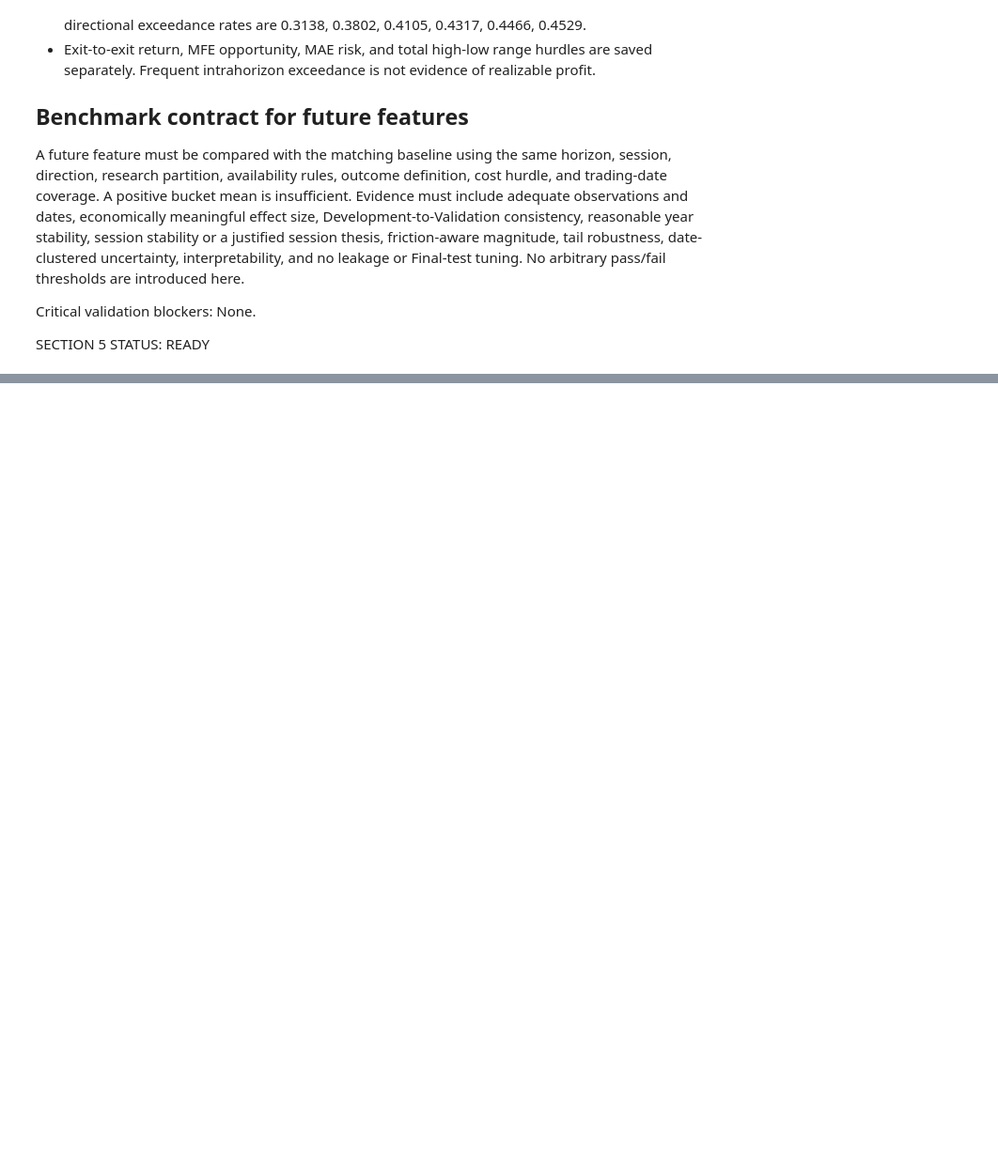
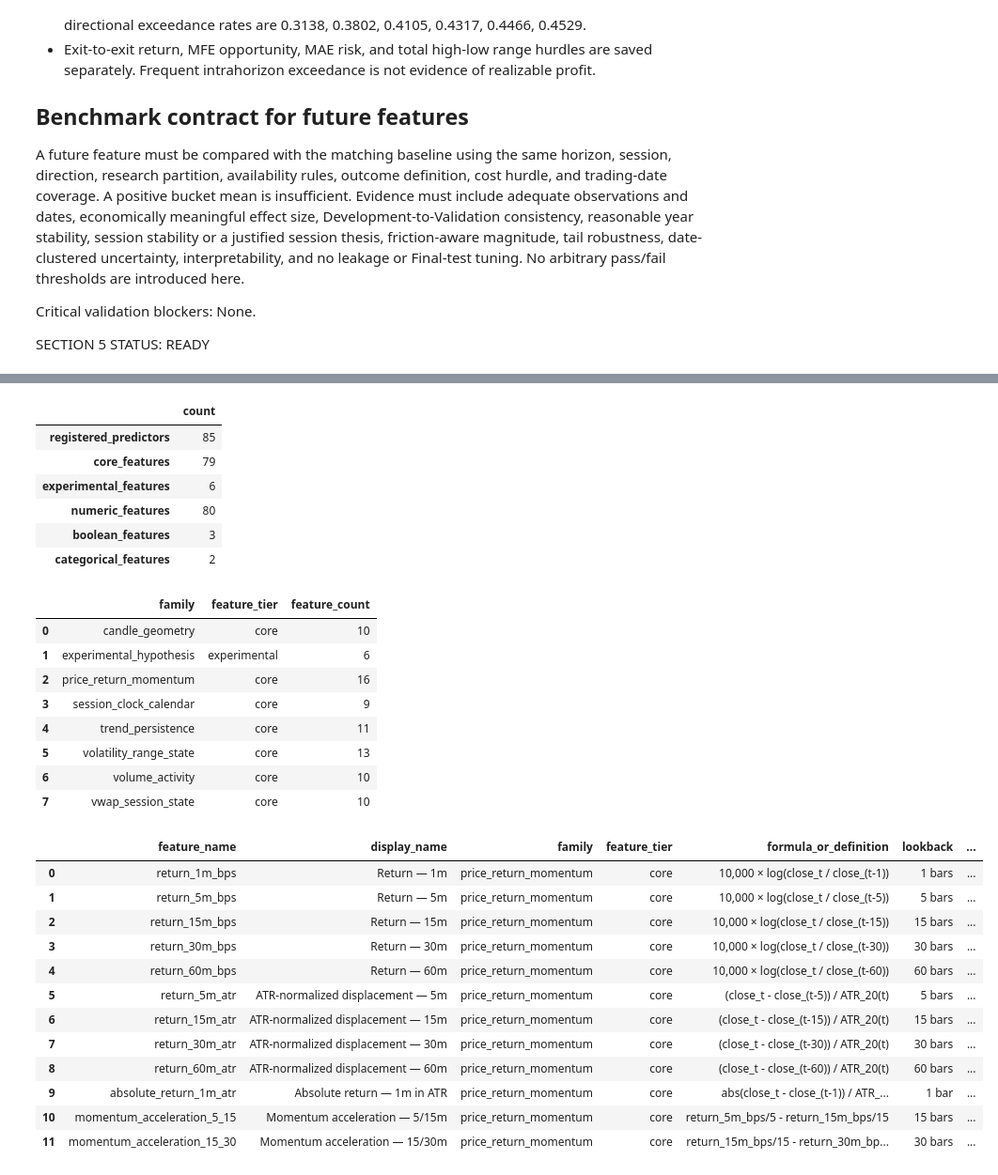
Before and after one commit to Abond1234/GC-1m-OHLCV-QUANTITATIVE-ANALYSIS, a Jupyter notebook: notebooks/exploration/statistical_feature_research.ipynb, the cells around one changed output, grey strips where cells are left out. Shown at 94% size. Saved outputs shown, nothing was run; the diff lists cells and outputs as text; code cells hidden in the pictures; blank space fills up the shorter version.

```diff
--- a/notebooks/exploration/statistical_feature_research.ipynb
+++ b/notebooks/exploration/statistical_feature_research.ipynb
@@ -2483,0 +2554,56 @@ SECTION 5 STATUS: READY
+# %%
+feature_registry_gc = feature_registry_frame()
+validate_registry(feature_registry_gc)
+feature_inventory = (
+    feature_registry_gc.groupby(["family", "feature_tier"], observed=True)
+    .size()
+    .rename("feature_count")
+    .reset_index()
+)
+registry_counts = pd.Series(
+    {
+        "registered_predictors": len(feature_registry_gc),
+        "core_features": int((~feature_registry_gc["is_experimental"]).sum()),
+        "experimental_features": int(feature_registry_gc["is_experimental"].sum()),
+        "numeric_features": int(feature_registry_gc["output_dtype"].isin(["float32", "Int16", "Int8"]).sum()),
+        "boolean_features": int(feature_registry_gc["output_dtype"].eq("boolean").sum()),
+        "categorical_features": int(feature_registry_gc["output_dtype"].eq("category").sum()),
+    },
+    name="count",
+)
+display(registry_counts.to_frame())
+display(feature_inventory)
+display(feature_registry_gc[[
+    "feature_name", "display_name", "family", "feature_tier", "formula_or_definition",
+    "lookback", "availability_timestamp", "reset_boundary", "output_dtype",
+]].head(12))
+# %% [output]
+|  | count |
+| registered_predictors | 85 |
+| core_features | 79 |
+| experimental_features | 6 |
+| numeric_features | 80 |
+| boolean_features | 3 |
+| categorical_features | 2 |
+|  | family | feature_tier | feature_count |
+| 0 | candle_geometry | core | 10 |
+| 1 | experimental_hypothesis | experimental | 6 |
+| 2 | price_return_momentum | core | 16 |
+| 3 | session_clock_calendar | core | 9 |
+| 4 | trend_persistence | core | 11 |
+| 5 | volatility_range_state | core | 13 |
+| 6 | volume_activity | core | 10 |
+| 7 | vwap_session_state | core | 10 |
+|  | feature_name | display_name | family | feature_tier | formula_or_definition | lookback | ... |
+| 0 | return_1m_bps | Return — 1m | price_return_momentum | core | 10,000 × log(close_t / close_(t-1)) | 1 bars | ... |
+| 1 | return_5m_bps | Return — 5m | price_return_momentum | core | 10,000 × log(close_t / close_(t-5)) | 5 bars | ... |
+| 2 | return_15m_bps | Return — 15m | price_return_momentum | core | 10,000 × log(close_t / close_(t-15)) | 15 bars | ... |
+| 3 | return_30m_bps | Return — 30m | price_return_momentum | core | 10,000 × log(close_t / close_(t-30)) | 30 bars | ... |
+| 4 | return_60m_bps | Return — 60m | price_return_momentum | core | 10,000 × log(close_t / close_(t-60)) | 60 bars | ... |
+| 5 | return_5m_atr | ATR-normalized displacement — 5m | price_return_momentum | core | (close_t - close_(t-5)) / ATR_20(t) | 5 bars | ... |
+| 6 | return_15m_atr | ATR-normalized displacement — 15m | price_return_momentum | core | (close_t - close_(t-15)) / ATR_20(t) | 15 bars | ... |
+| 7 | return_30m_atr | ATR-normalized displacement — 30m | price_return_momentum | core | (close_t - close_(t-30)) / ATR_20(t) | 30 bars | ... |
+| 8 | return_60m_atr | ATR-normalized displacement — 60m | price_return_momentum | core | (close_t - close_(t-60)) / ATR_20(t) | 60 bars | ... |
+| 9 | absolute_return_1m_atr | Absolute return — 1m in ATR | price_return_momentum | core | abs(close_t - close_(t-1)) / ATR_... | 1 bar | ... |
+| 10 | momentum_acceleration_5_15 | Momentum acceleration — 5/15m | price_return_momentum | core | return_5m_bps/5 - return_15m_bps/15 | 15 bars | ... |
+| 11 | momentum_acceleration_15_30 | Momentum acceleration — 15/30m | price_return_momentum | core | return_15m_bps/15 - return_30m_bp... | 30 bars | ... |
```
Also changed, not shown: parts of 30 cells of this notebook, 8 other files.
